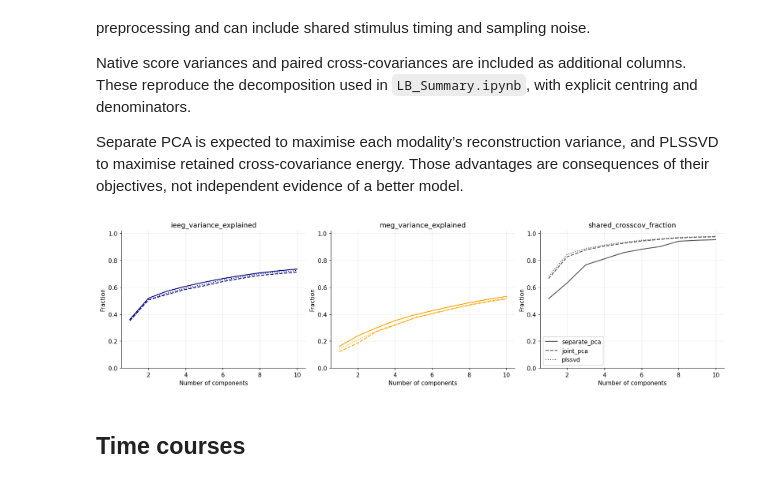
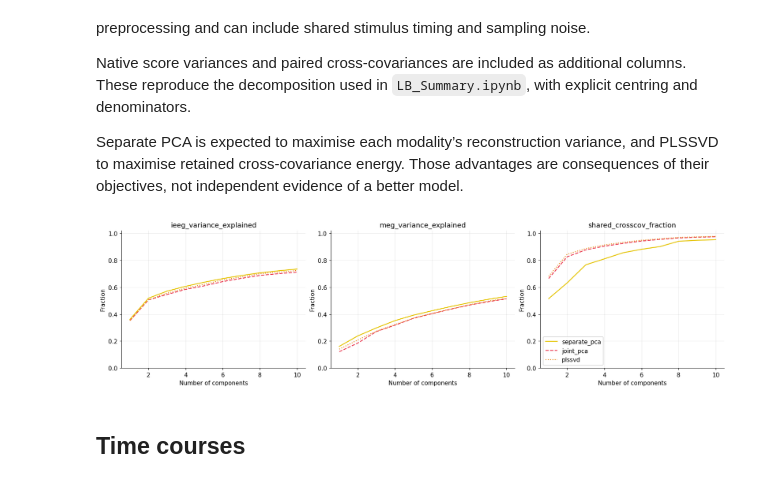
Before and after one commit to barbaragrosjean/MIB_iEEG, a Jupyter notebook: iEEGvsMEG/vs2_0_cov_models.ipynb, the cells around one changed output. Cells and saved outputs as stored; diff of their text form; code cells hidden in the pictures.

```diff
--- a/iEEGvsMEG/vs2_0_cov_models.ipynb
+++ b/iEEGvsMEG/vs2_0_cov_models.ipynb
@@ -30,6 +30,8 @@ MEG_TMIN = None
 SEED = 2026
 MAX_GRAM_GIB = 2.
 MODEL_STYLES = {'separate_pca': '-', 'joint_pca': '--', 'plssvd': ':'}
+MODEL_COLORS = {'separate_pca': '#E5C400', 'joint_pca': '#EA3B52', 'plssvd': '#E68613'}
+
 
 sys.path[:0] = [str(ROOT), str(ROOT.parent), str(ROOT.parent / 'LB')]
 from vs2_run_cov_models import load_selected_datasets, load_models
@@ -109,18 +111,18 @@ Separate PCA is expected to maximise each modality’s reconstruction variance,
 # %%
 INPUT_DIR = MODEL_DIR
 FIGSIZE = (15, 4)
 if models is not None:
     variance = pd.read_csv(INPUT_DIR / 'variance.csv')
     #display(variance)
     fig, axes = plt.subplots(1, 3, figsize=FIGSIZE, constrained_layout=True)
     metrics = ['ieeg_variance_explained', 'meg_variance_explained', 'shared_crosscov_fraction']
-    for ax, metric, color in zip(axes, metrics, [MODALITY_COLORS['iEEG'], MODALITY_COLORS['MEG'], '#555555']):
+    for ax, metric in zip(axes, metrics):
         for name, group in variance.groupby('model', sort=False):
-            ax.plot(group.k, group[metric], linestyle=MODEL_STYLES[name], color=color, label=name)
+            ax.plot(group.k, group[metric], linestyle=MODEL_STYLES[name], color=MODEL_COLORS[name], label=name)
         ax.set(xlabel='Number of components', ylabel='Fraction', title=metric, ylim=(0, 1.02)); ax.grid(True)
     axes[-1].legend()
     plt.show()
 # %% [output]
-[figure, old version]
+[figure, new version]
 # %% [markdown]
 ## Time courses
```
Also changed, not shown: parts of 3 cells of this notebook, 5 other files.
